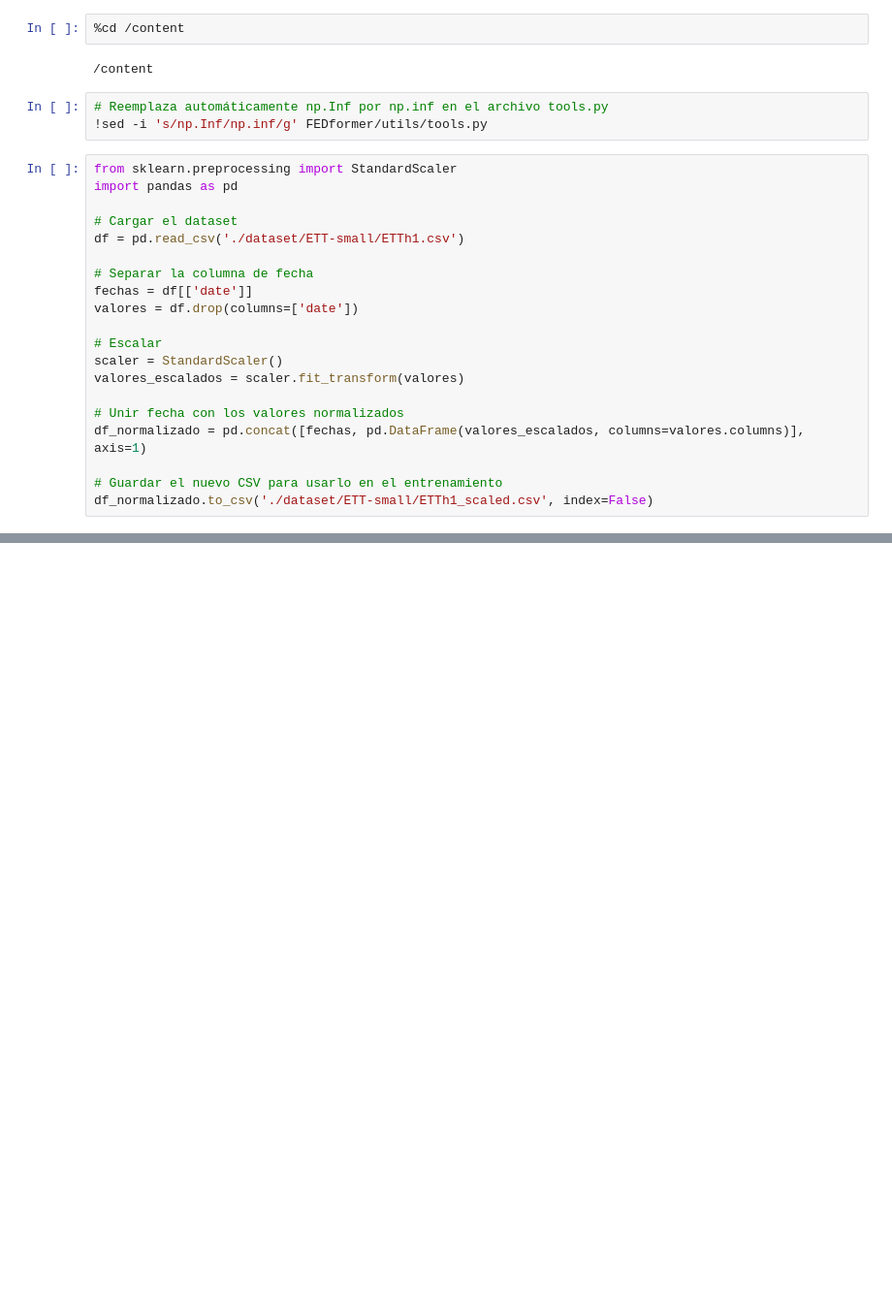
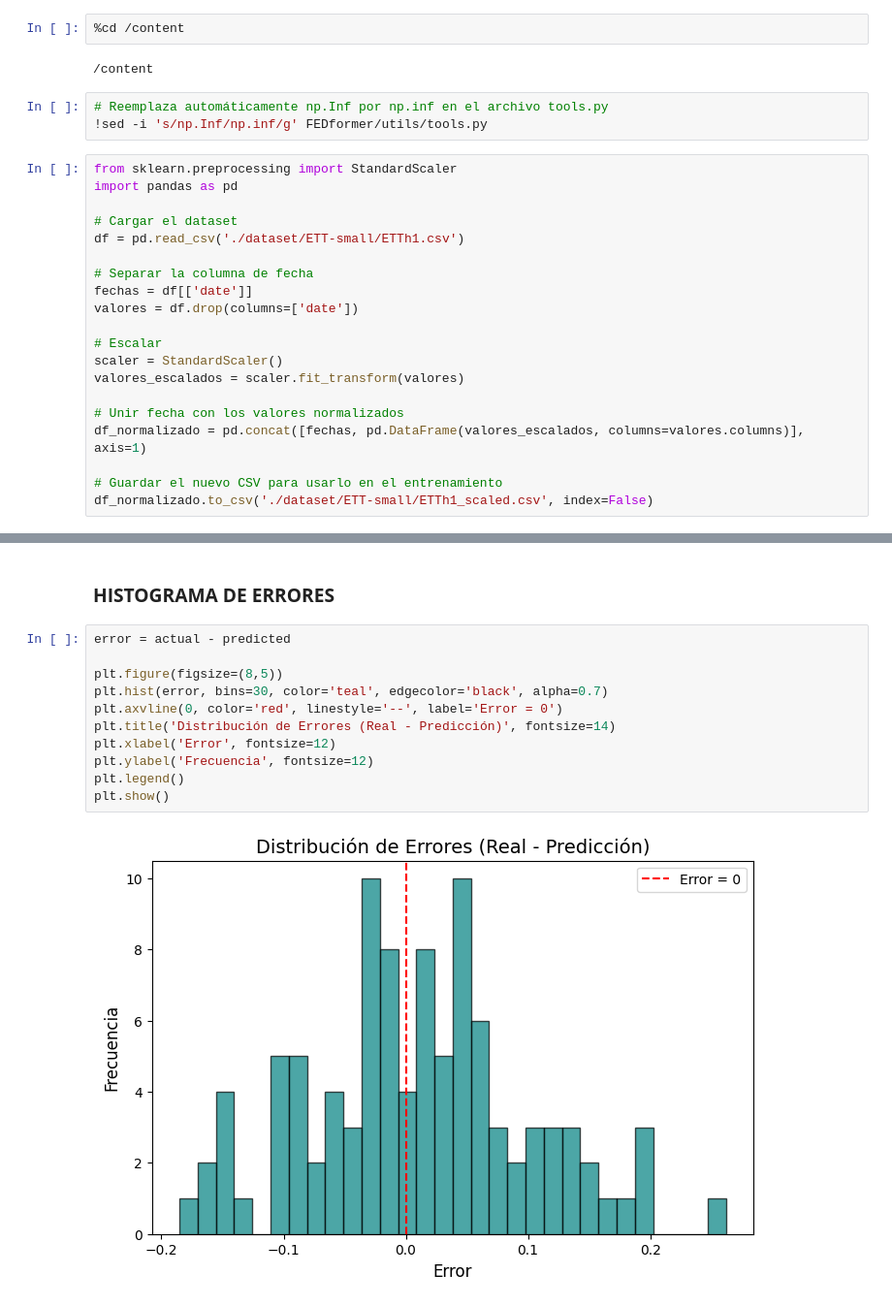
Before and after one commit to ALdoMartineCh16/FEDformer_Time_Series, a Jupyter notebook: FEDformer.ipynb, the cells around one changed output, grey strips where cells are left out. Shown: that part at 97% size. Cells and saved outputs as stored; diff of their text form; blank space fills up the shorter version.

```diff
--- a/FEDformer.ipynb
+++ b/FEDformer.ipynb
@@ -261,0 +307,15 @@ mse:nan, mae:nan
+# %% [markdown]
+### **HISTOGRAMA DE ERRORES**
+# %%
+error = actual - predicted
+
+plt.figure(figsize=(8,5))
+plt.hist(error, bins=30, color='teal', edgecolor='black', alpha=0.7)
+plt.axvline(0, color='red', linestyle='--', label='Error = 0')
+plt.title('Distribución de Errores (Real - Predicción)', fontsize=14)
+plt.xlabel('Error', fontsize=12)
+plt.ylabel('Frecuencia', fontsize=12)
+plt.legend()
+plt.show()
+# %% [output]
+[figure, added]
```
Also changed, not shown: parts of 13 cells of this notebook.
